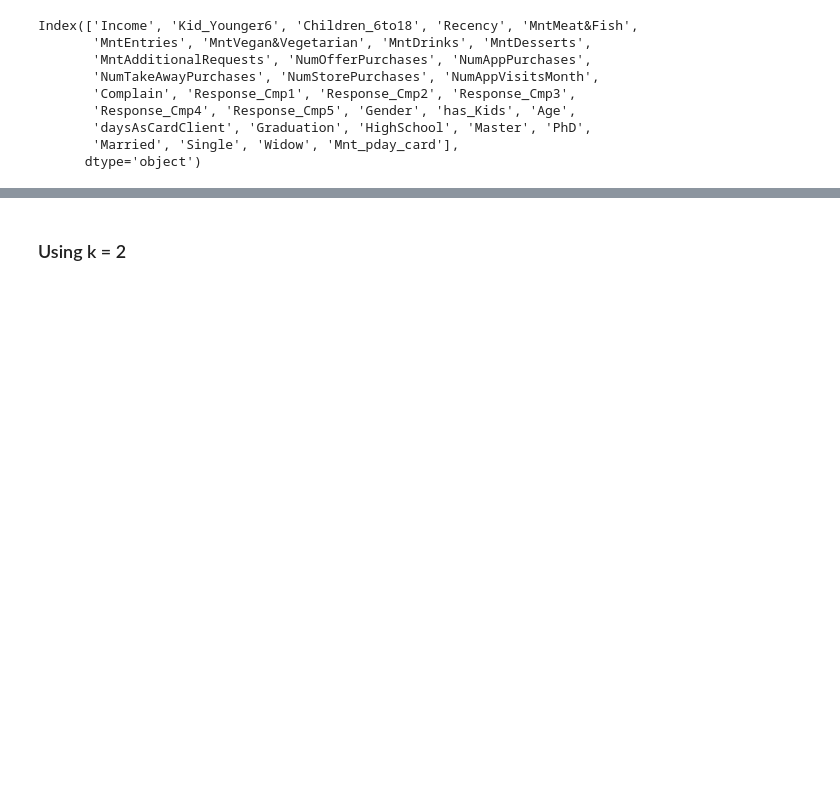
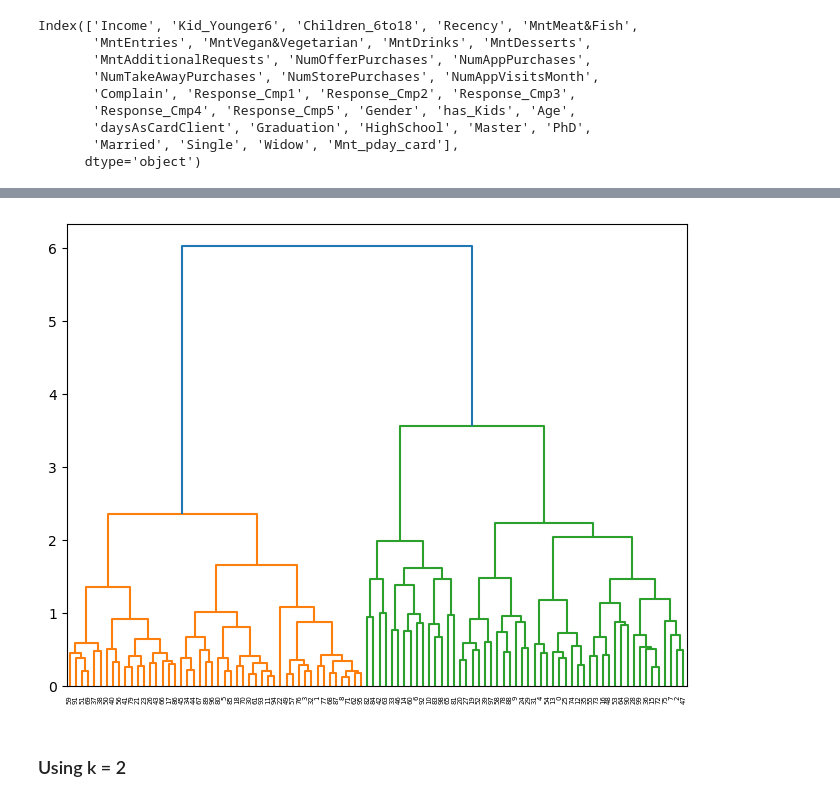
Before and after one commit to MikeOlhao/DSML_projeto, a Jupyter notebook: models_test.ipynb, the cells around one changed output, grey strips where cells are left out. Cells and saved outputs as stored; diff of their text form; code cells hidden in the pictures; blank space fills up the shorter version.

```diff
--- a/models_test.ipynb
+++ b/models_test.ipynb
@@ -83,16 +112,18 @@ plt.show()
 # %%
-# from scipy.cluster import hierarchy
-# #from sklearn.cluster import AgglomerativeClustering - The option available in sklearn
+from scipy.cluster import hierarchy
+#from sklearn.cluster import AgglomerativeClustering - The option available in sklearn
 
-# # Get a random sample, as hierarchical clustering can take a lot of time to run.
-# df_value_sample = df_value.sample(n = 1000, random_state = 100)
+# Get a random sample, as hierarchical clustering can take a lot of time to run.
+df_value_sample = df_value.sample(n = 100, random_state = 100)
 
-# # create clusters using the "ward method"
-# clusters = hierarchy.linkage(df_value_sample, method="ward")
+# create clusters using the "ward method"
+clusters = hierarchy.linkage(df_value_sample, method="ward")
 
-# # create the dendrogram using the hierarchy.dendrogram() method.
-# plt.figure(figsize=(8, 6))
-# dendrogram = hierarchy.dendrogram(clusters)
+# create the dendrogram using the hierarchy.dendrogram() method.
+plt.figure(figsize=(8, 6))
+dendrogram = hierarchy.dendrogram(clusters)
+# %% [output]
+[figure, added]
 # %% [markdown]
 ### Using k = 2
 # %%
```
Also changed, not shown: parts of 16 cells of this notebook.
